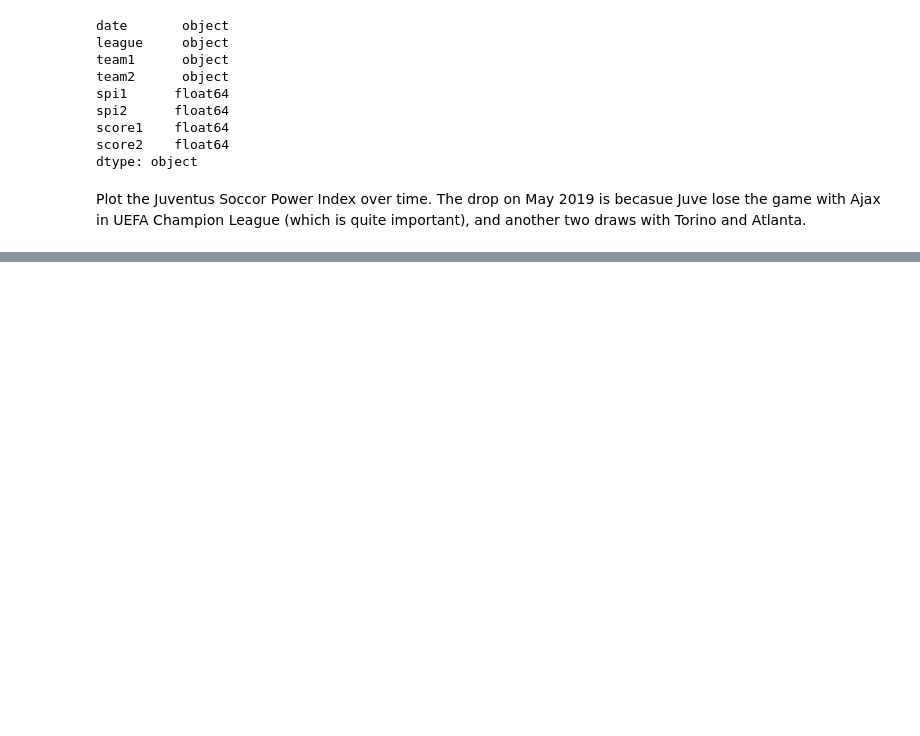
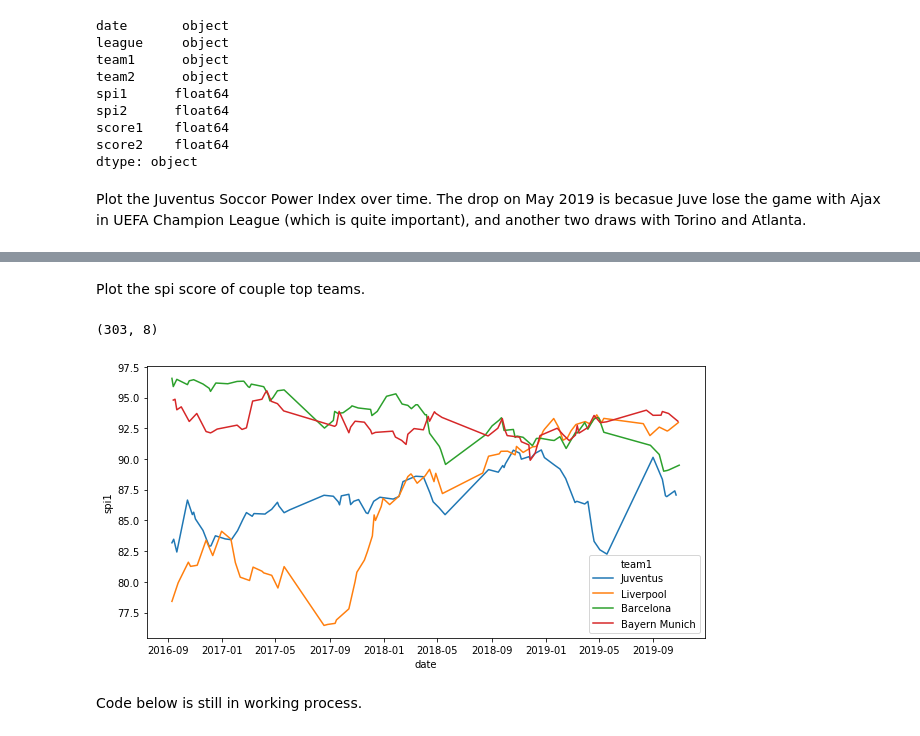
Before and after one commit to weizhaoalex/Juventus_SPI, a Jupyter notebook: Juventus_SPI.ipynb, the cells around one changed output, grey strips where cells are left out. Drawn from its saved outputs; the diff is of its cells as text; code cells hidden in the pictures; blank space fills up the shorter version.

```diff
--- a/Juventus_SPI.ipynb
+++ b/Juventus_SPI.ipynb
@@ -88 +92,21 @@ plt.show()
 [figure]
+# %% [markdown]
+Plot the spi score of couple top teams.
+# %%
+df2 = df[df['team1'].isin(['Juventus','Liverpool','Barcelona','Bayern Munich'])]
+# %%
+df2 = df2[['date','league','team1','team2','spi1','spi2','score1','score2']]
+df2 = df2.dropna()
+df2['date'] = pd.to_datetime(df2['date'])
+df2 = df2[df2['date']>'2016-09-01']
+df2.shape
+# %% [output]
+(303, 8)
+# %%
+plt.figure(figsize=(10,5))
+sns.lineplot(data=df2, x="date", y="spi1", hue='team1')
+plt.show()
+# %% [output]
+[figure, added]
+# %% [markdown]
+Code below is still in working process.
```
Also changed, not shown: parts of 6 cells of this notebook.
